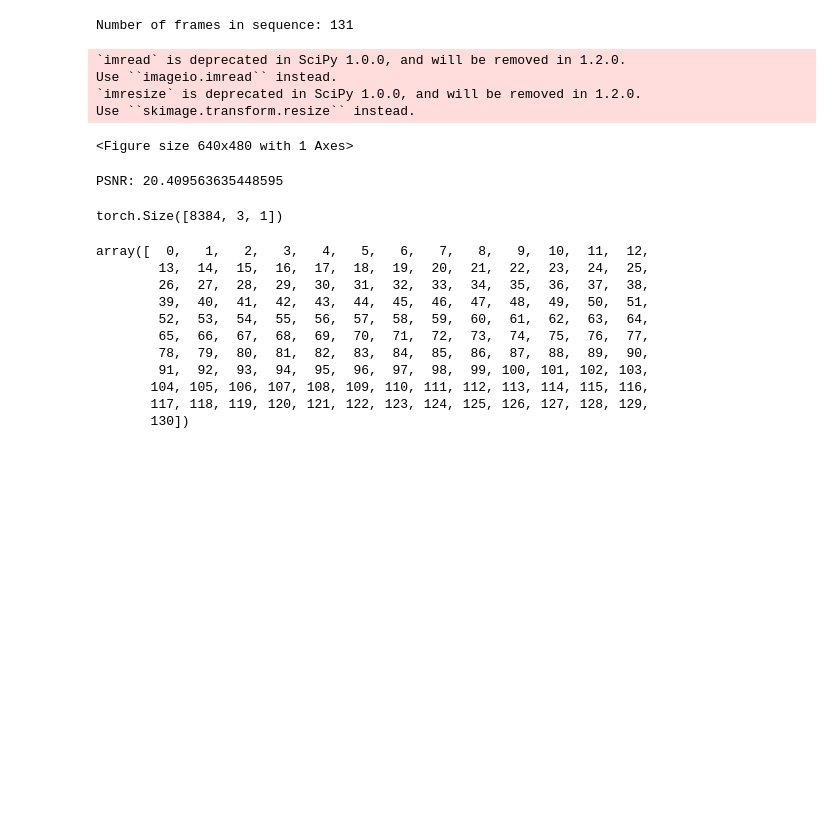
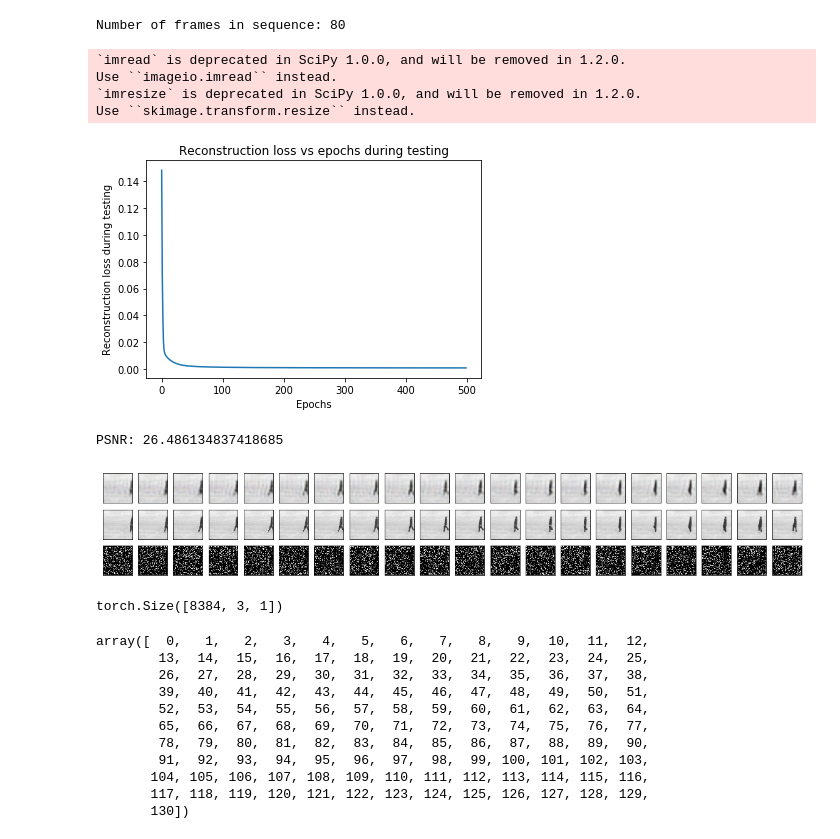
Before and after one commit to CSIPlab/GMLR, a Jupyter notebook: gmlr.ipynb, the cells around one changed output. Drawn from its saved outputs; the diff is of its cells as text; code cells hidden in the pictures; blank space fills up the shorter version.

```diff
--- a/gmlr.ipynb
+++ b/gmlr.ipynb
@@ -8,18 +8,21 @@ import matplotlib.pyplot as plt
 import skvideo.io
 
 # Sequence Directory
-sequence_dir='data/archery/'
+sequence_dir='data/walking/'
 sequence_files=sorted(glob(sequence_dir+'*.jpg'))
 sequence_size=len(sequence_files)
 print('Number of frames in sequence: '+str(sequence_size))
 
 
+
+init_model='model/CIFAR10_dcgan.pth'
+
 z_dim=256  # Dimension of latent code
 z_init='fixed_seed' # fixed_z, fixed_seed, random_seed
 seed=100 # Used when fixed seed or fixed_z is selected
-ngf = 64
-ndf = 64
-nc  = 3
+ngf = 64 # Height
+ndf = 64 # Width
+nc  = 3  # Channel
 
 measurement_type='missing' #'original', 'linear','missing'
 num_measurements=512 # Used only for linear measurements
@@ -30,8 +33,8 @@ elif measurement_type=='missing':
     num_measurements=np.int(ngf*ndf*nc*(1-missing_ratio))
 matrix_id=1
 
-low_rank=2 # Can be at most max([z_dim,sequence_size]), If it is 0, then low rank constraint is not applied
-low_rank_type='pca' #'svd': Select top r singular value; 'pca': Select mean and top r-1 pca components
+low_rank=16 # Can be at most max([z_dim,sequence_size]), If it is 0, then low rank constraint is not applied
+low_rank_type='svd' #'svd': Select top r singular value; 'pca': Select mean and top r-1 pca components
 lamda= 1 # Weight on similarity constraint, total loss= lamda* MSE+ (1-lamda)* similarity constraint
 
 update_type='joint'#'latent','gen','joint'
@@ -41,18 +44,17 @@ test_batch_size=sequence_size
 
 opt='sgd' #'sgd','adam'
 if opt=='sgd':
-    lr=1*test_batch_size/256
-    alpha=200*test_batch_size/256
+    lr=1.0*test_batch_size/256
+    alpha=200.0*test_batch_size/256
 elif opt=='adam':
     lr=0.0001*test_batch_size/256
-    alpha=200*test_batch_size/256
+    alpha=200.0*test_batch_size/256
 
 video_gen=1 # It will save the video sequence
 video_name='video/archery'
 
-# Initial weights of the generator
-model_init='Model/CIFAR10_resize64_dcgan'
 device = torch.device("cuda" if torch.cuda.is_available() else "cpu")
+#Defining Generator class
 class Generator(torch.nn.Module):
     def __init__(self, ngpu):
         super(Generator, self).__init__()
@@ -103,6 +105,7 @@ for i in range (0,z_test.shape[0]):
     if z_init=='fixed_z':
         np.random.seed(seed)
     z_test[i,:]=np.random.normal(loc=0, scale=1.0, size=(1,z_dim))
+    z_test[i] = z_test[i, :] / np.linalg.norm(z_test[i, :], 2)
 
 
 if isfile('/measurement_matrix/batch_'+str(test_batch_size)+'_'+str(measurement_type)+'_'+str(num_measurements)+'_'+str(matrix_id)+'.npy'):
@@ -152,8 +155,7 @@ loss_test=[]
 loss_z_test=[]
 x_rec=np.zeros((x_test.shape[0],nc,ngf,ndf))
 for batch_idx in range(0,batch_no):
-    # Initialize generator
-    generator = torch.load(model_init)
+    generator.load_state_dict(torch.load(init_model))
     if opt=='sgd':
         optimizer = torch.optim.SGD(generator.parameters(), lr)
     elif opt=='adam':
@@ -206,11 +208,8 @@ for batch_idx in range(0,batch_no):
             loss=lamda*loss_mse
 
         loss_epoch.append(loss.item())
-
-        # Latent code optimization
         optimizer.zero_grad()
         loss.backward(retain_graph=True)
-
 
         with torch.no_grad():
 
@@ -231,7 +230,6 @@ for batch_idx in range(0,batch_no):
                         z_update=z_new+z_mean
                 z_test[epoch_idx[batch_idx*test_batch_size:np.min([(batch_idx+1)*test_batch_size,test_size])],:]=z_update
 
-        # Generator parameter optimization
         if update_type=='gen' or update_type=='joint':
             optimizer.zero_grad()
             loss.backward()
@@ -255,7 +253,6 @@ mse=np.mean((x_rec-x_test_org)**2)
 psnr=20*np.log10((np.max(x_test_org)-np.min(x_test_org))/np.sqrt(mse))
 print('PSNR: ' +str(psnr))
 
-# Figures
 corrupt=0
 if measurement_type=='missing':
     corrupt=1
@@ -309,7 +306,7 @@ for i in range(n):
         ax.get_xaxis().set_visible(False)
         ax.get_yaxis().set_visible(False)
         if corrupt==1:
-            # Plot inpainted sequence
+            # Plot inpainted
             ax = plt.subplot(2+corrupt, n, i + 1+2*n)
             temp=x_test[i+start_fig]/2+0.5
             temp1=np.zeros((ngf, ndf,nc))
@@ -319,7 +316,7 @@ for i in range(n):
             ax.get_xaxis().set_visible(False)
             ax.get_yaxis().set_visible(False)
 
-# Save video sequences
+
 if video_gen==1:
     outputdata = x_test_org * 255
     outputdata = outputdata.astype(np.uint8)
@@ -362,38 +359,37 @@ if video_gen==1:
         writer = skvideo.io.FFmpegWriter(video_name+'_inpainted_resize'+str(ngf)+measurement_type+str(num_measurements)+'.mp4')
         for i in xrange(x_test_vid.shape[0]):
                 writer.writeFrame(x_test_vid[i, :, :, :])
         writer.close()
 
-
-
 if low_rank==2:
     zt=z_test
     u, s, vh = np.linalg.svd(zt, full_matrices=False)
     zt=np.dot(u * np.append(s[0:low_rank],np.zeros(len(s)-low_rank)), vh)
 
     zb=linalg.orth(zt.T)
     zb=zb.T
     a1=np.matmul(zt[0:sequence_size,:],np.linalg.pinv(zb))
     area=50
     plt.figure()
     start_seq=0
     end_seq=sequence_size
     ax=plt.subplot()
     plt.scatter(a1[start_seq:end_seq,0], a1[start_seq:end_seq,1],s=area,alpha=1)
     plt.grid(True)
     plt.xlabel('Weight on orthogonal basis 1')
     plt.ylabel('Weight on orthogonal basis 2')
     plt.title('2D Representation of Latent Codes')
     for i in range(a1.shape[0]):
         ax.annotate('  '+str(i+1), (a1[i,0], a1[i,1]))
 # %% [output]
-Number of frames in sequence: 131
+Number of frames in sequence: 80
 `imread` is deprecated in SciPy 1.0.0, and will be removed in 1.2.0.
 Use ``imageio.imread`` instead.
 `imresize` is deprecated in SciPy 1.0.0, and will be removed in 1.2.0.
 Use ``skimage.transform.resize`` instead.
+[figure, added]
-<Figure size 640x480 with 1 Axes>
+PSNR: 26.486134837418685
-PSNR: 20.409563635448595
+[figure, added]
 # %%
 x_batch_tensor.shape
 # %% [output]
```
Also changed, not shown: 7 other files.
